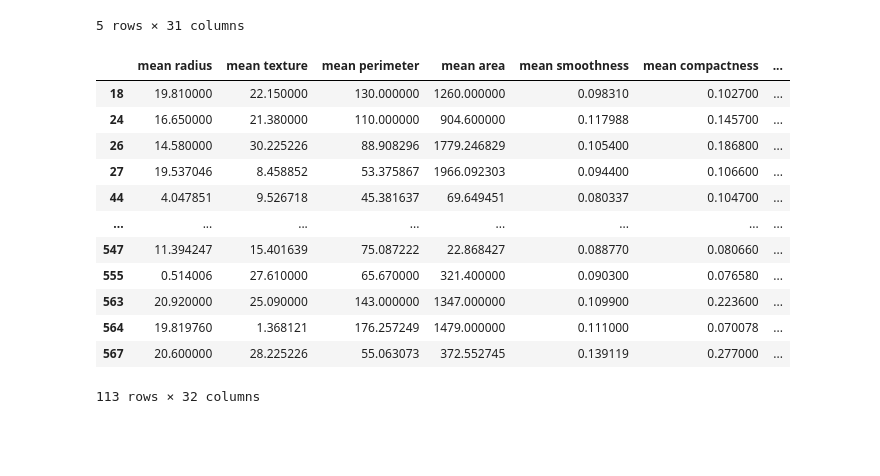
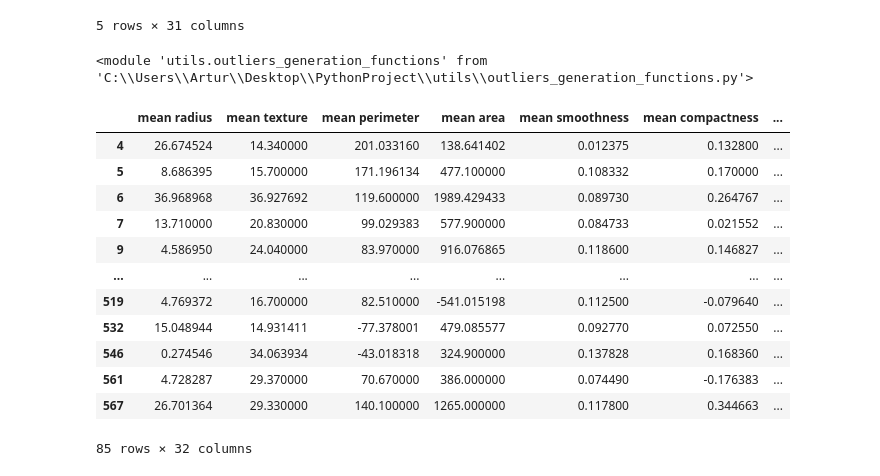
Before and after one commit to Normzxy/Masters-Thesis, a Jupyter notebook: notebooks/breast_cancer/data_perturbation.ipynb, the cells around one changed output. Saved outputs shown, nothing was run; the diff lists cells and outputs as text; code cells hidden in the pictures; blank space fills up the shorter version.

Commit message:
Optimisation, description of parameters and some perturbation tests.

```diff
--- a/notebooks/breast_cancer/data_perturbation.ipynb
+++ b/notebooks/breast_cancer/data_perturbation.ipynb
@@ -41,35 +36,44 @@ X_scaled = scaler.fit_transform(X)
 ##############################################
 # PERTURB EXISTING POINTS TO CREATE OUTLIERS #
 ##############################################
+# %%
+# TO LOAD AND REFRESH CHANGES #
+
+from utils import outliers_generation_functions as ogf
+import importlib
+importlib.reload(ogf)
+# %% [output]
+<module 'utils.outliers_generation_functions' from 'C:\\Users\\Artur\\Desktop\\PythonProject\\utils\\outliers_generation_functions.py'>
 # %%
 # CUSTOM FUNCTION TO MODIFY RANDOM EXISTING POINTS TO CREATE OUTLIERS #
-perturbated_example, idx_modified = ogf.perturb_within_distribution(
+
+perturbed_example, idx_modified = ogf.perturb_within_distribution(
     original_data=df,
-    pct_to_perturb=20,
+    pct_to_perturb=15,
     target_column='target',
-    sigma=3.0,
+    features_to_perturb=15,
+    gamma=3.0,
     random_state=101,
-    decimal_places=6,
-    negative_values=False
+    decimal_places=6
 )
 # %%
 # MARKING ROW MODIFICATIONS #
-perturbated_example['is_perturbated'] = -1
-to_mark = perturbated_example.index[idx_modified]
-perturbated_example.loc[to_mark, 'is_perturbated'] = 1
-perturbated_example[perturbated_example['is_perturbated'] == 1]
+
+perturbed_example['is_perturbed'] = -1
+perturbed_example.loc[idx_modified, 'is_perturbed'] = 1
+perturbed_example[perturbed_example['is_perturbed'] == 1]
 # %% [output]
 |  | mean radius | mean texture | mean perimeter | mean area | mean smoothness | mean compactness | ... |
-| 18 | 19.810000 | 22.150000 | 130.000000 | 1260.000000 | 0.098310 | 0.102700 | ... |
-| 24 | 16.650000 | 21.380000 | 110.000000 | 904.600000 | 0.117988 | 0.145700 | ... |
-| 26 | 14.580000 | 30.225226 | 88.908296 | 1779.246829 | 0.105400 | 0.186800 | ... |
-| 27 | 19.537046 | 8.458852 | 53.375867 | 1966.092303 | 0.094400 | 0.106600 | ... |
-| 44 | 4.047851 | 9.526718 | 45.381637 | 69.649451 | 0.080337 | 0.104700 | ... |
+| 4 | 26.674524 | 14.340000 | 201.033160 | 138.641402 | 0.012375 | 0.132800 | ... |
+| 5 | 8.686395 | 15.700000 | 171.196134 | 477.100000 | 0.108332 | 0.170000 | ... |
+| 6 | 36.968968 | 36.927692 | 119.600000 | 1989.429433 | 0.089730 | 0.264767 | ... |
+| 7 | 13.710000 | 20.830000 | 99.029383 | 577.900000 | 0.084733 | 0.021552 | ... |
+| 9 | 4.586950 | 24.040000 | 83.970000 | 916.076865 | 0.118600 | 0.146827 | ... |
 | ... | ... | ... | ... | ... | ... | ... | ... |
-| 547 | 11.394247 | 15.401639 | 75.087222 | 22.868427 | 0.088770 | 0.080660 | ... |
-| 555 | 0.514006 | 27.610000 | 65.670000 | 321.400000 | 0.090300 | 0.076580 | ... |
-| 563 | 20.920000 | 25.090000 | 143.000000 | 1347.000000 | 0.109900 | 0.223600 | ... |
-| 564 | 19.819760 | 1.368121 | 176.257249 | 1479.000000 | 0.111000 | 0.070078 | ... |
-| 567 | 20.600000 | 28.225226 | 55.063073 | 372.552745 | 0.139119 | 0.277000 | ... |
+| 519 | 4.769372 | 16.700000 | 82.510000 | -541.015198 | 0.112500 | -0.079640 | ... |
+| 532 | 15.048944 | 14.931411 | -77.378001 | 479.085577 | 0.092770 | 0.072550 | ... |
+| 546 | 0.274546 | 34.063934 | -43.018318 | 324.900000 | 0.137828 | 0.168360 | ... |
+| 561 | 4.728287 | 29.370000 | 70.670000 | 386.000000 | 0.074490 | -0.176383 | ... |
+| 567 | 26.701364 | 29.330000 | 140.100000 | 1265.000000 | 0.117800 | 0.344663 | ... |
-113 rows × 32 columns
+85 rows × 32 columns
 # %%
```
Also changed, not shown: parts of 13 cells of this notebook, 4 other files.
